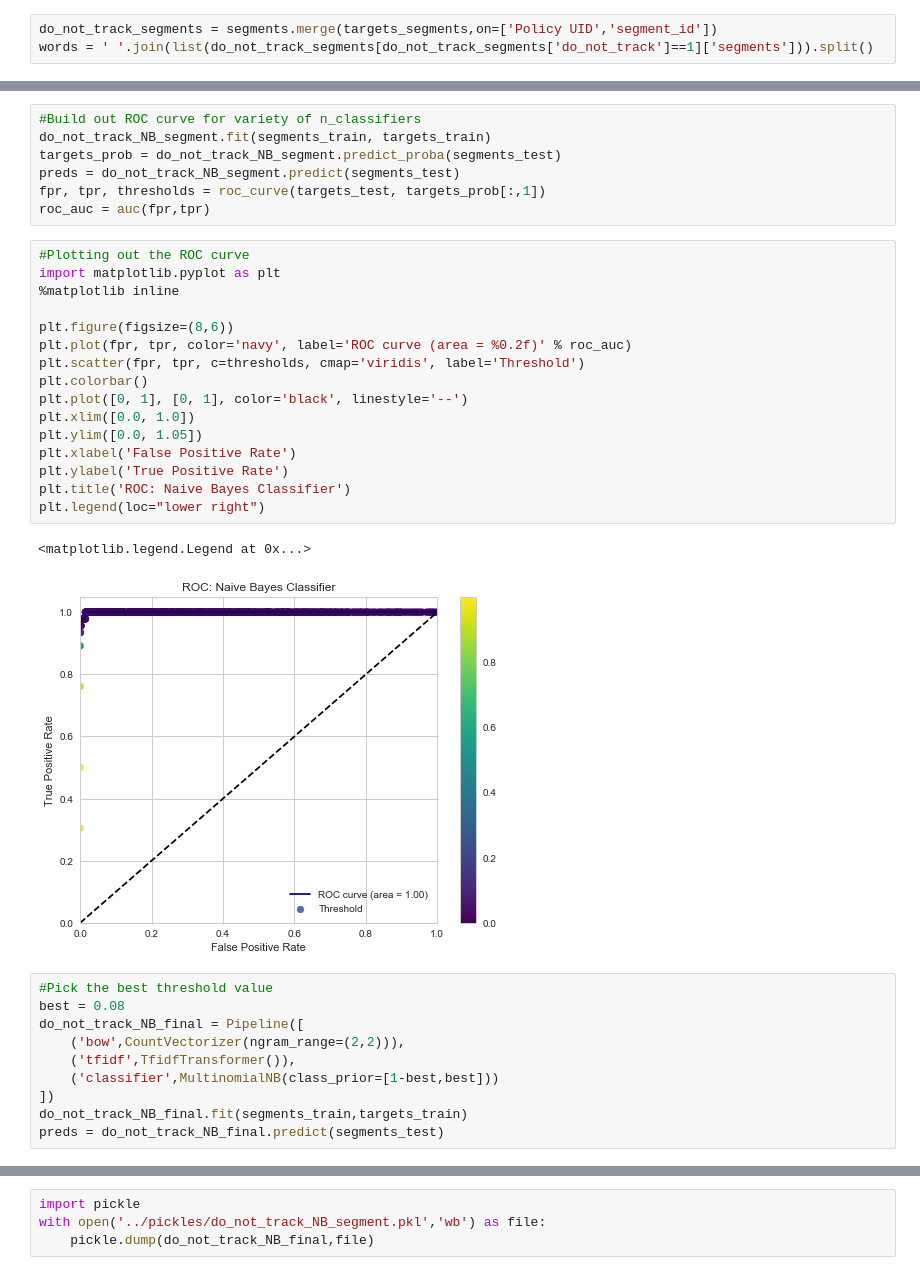
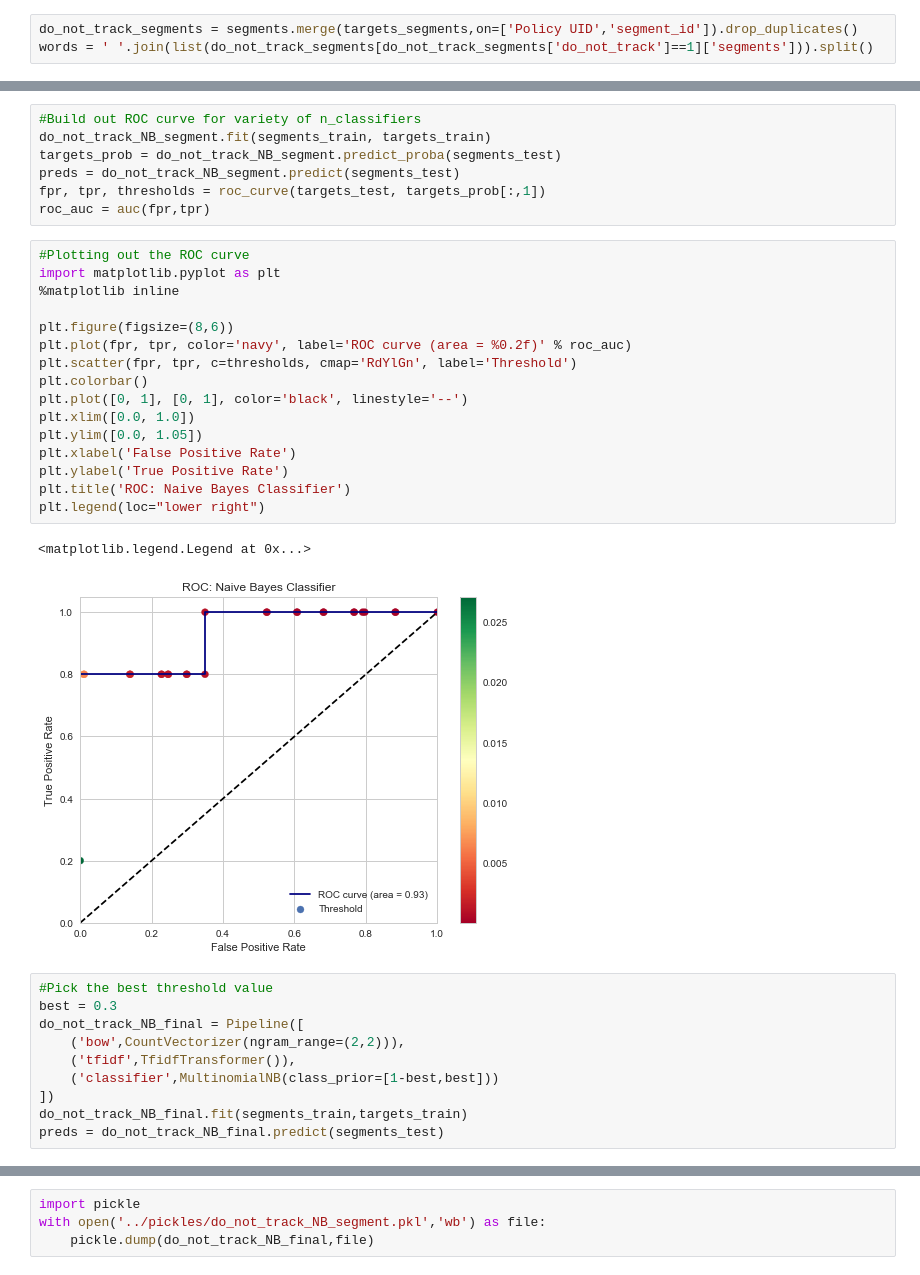
Before and after one commit to pmayostendorp/beforeiaccept, a Jupyter notebook: scripts/Do Not Track Model Development.ipynb, the cells around one changed output, grey strips where cells are left out. Saved outputs shown, nothing was run; the diff lists cells and outputs as text.

Commit message:
Update to NB do not track model based on removal of duplicates in training set.

```diff
--- a/scripts/Do Not Track Model Development.ipynb
+++ b/scripts/Do Not Track Model Development.ipynb
@@ -152,7 +152,7 @@ yahoo use person inform polici cover yahoo treat person inform yahoo collect rec
 # %%
 from nltk.probability import FreqDist
 # %%
-do_not_track_segments = segments.merge(targets_segments,on=['Policy UID','segment_id'])
+do_not_track_segments = segments.merge(targets_segments,on=['Policy UID','segment_id']).drop_duplicates()
 words = ' '.join(list(do_not_track_segments[do_not_track_segments['do_not_track']==1]['segments'])).split()
 # %%
 f = FreqDist(words)
@@ -209,25 +209,25 @@ roc_auc = auc(fpr,tpr)
 # %%
 #Plotting out the ROC curve
 import matplotlib.pyplot as plt
 %matplotlib inline
 
 plt.figure(figsize=(8,6))
 plt.plot(fpr, tpr, color='navy', label='ROC curve (area = %0.2f)' % roc_auc)
-plt.scatter(fpr, tpr, c=thresholds, cmap='viridis', label='Threshold')
+plt.scatter(fpr, tpr, c=thresholds, cmap='RdYlGn', label='Threshold')
 plt.colorbar()
 plt.plot([0, 1], [0, 1], color='black', linestyle='--')
 plt.xlim([0.0, 1.0])
 plt.ylim([0.0, 1.05])
 plt.xlabel('False Positive Rate')
 plt.ylabel('True Positive Rate')
 plt.title('ROC: Naive Bayes Classifier')
 plt.legend(loc="lower right")
 # %% [output]
 <matplotlib.legend.Legend at 0x...>
-[figure, old version]
+[figure, new version]
 # %%
 #Pick the best threshold value
-best = 0.08
+best = 0.3
 do_not_track_NB_final = Pipeline([
     ('bow',CountVectorizer(ngram_range=(2,2))),
     ('tfidf',TfidfTransformer()),
```
Also changed, not shown: parts of 2 cells of this notebook, 1 other file.
